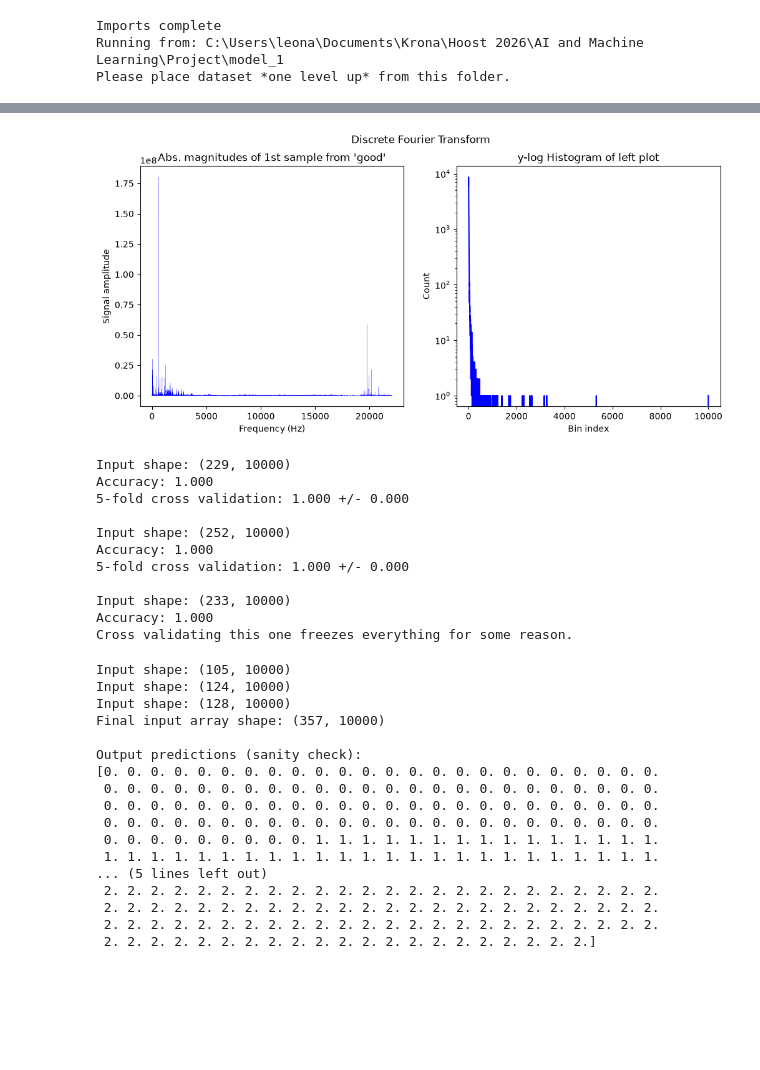
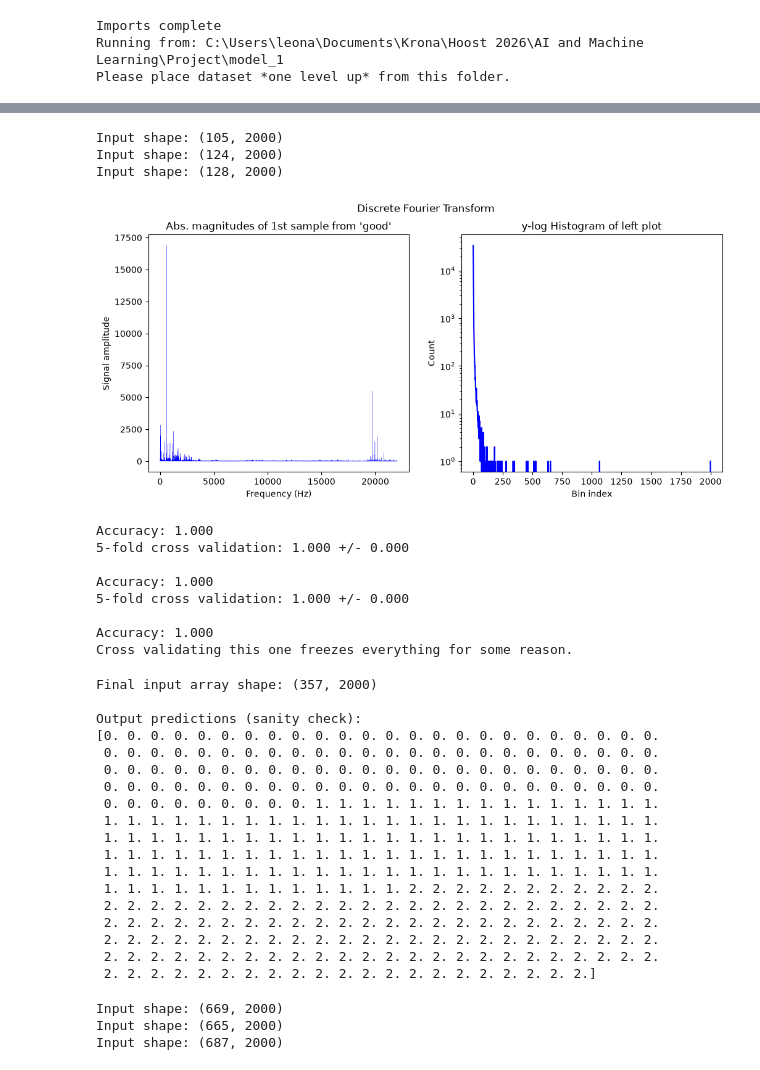
Before and after one commit to Odranoel731/USNgroup8Acoustic, a Jupyter notebook: model_notes.ipynb, the cells around one changed output, grey strips where cells are left out. Drawn from its saved outputs; the diff is of its cells as text; code cells hidden in the pictures; blank space fills up the shorter version.

```diff
--- a/model_notes.ipynb
+++ b/model_notes.ipynb
@@ -56,6 +56,11 @@ for idx, e in enumerate(os.listdir(t_path_heavy)):
     _, data = wavfile.read(os.path.join(t_path_heavy, e))
     train_heavy[idx] = data
 
+print("Normalizing audios...")
+train_good = train_good / np.max(np.abs(train_good))
+train_broken = train_broken / np.max(np.abs(train_broken))
+train_heavy = train_heavy / np.max(np.abs(train_heavy))
+
 print("Done.")
 # %% [output]
 Reading train_cut_good...
@@ -76,5 +82,5 @@ plt.show()
 # %%
-binN = 1000
+binN = 2000
 
 # No concatenation of two sample sets.
 def get_features_single(inpA):
@@ -104,7 +110,7 @@ def create_target(inpA, inpB):
 def create_svm(target, inp):
     x_train, x_test, y_train, y_test = train_test_split(inp, target, test_size=0.2, random_state=42)
 
-    model = svm.SVC(kernel='linear', C=1, random_state=42)
+    model = svm.SVC(kernel='rbf', C=1, random_state=67)
     model.fit(x_train, y_train)
 
     y_pred = model.predict(x_test)
@@ -296,31 +312,43 @@ Test/validation accuracy: 0.512, or 51.2%
 ################ NEW FEATURES: FOURIER TRANSFORM HISTOGRAM ################
 # %%
 # We go back to training.
+# %%
+# NOTE: This is MAGNITUDE only.
+
+def Fourier_Hist(arr):
+    four = rfft(arr)
+    mag = np.sqrt(four.real**2 + four.imag**2)
+
+    return build_inputs(mag)
 # %%
-train_fft_g = np.abs(rfft(train_good))
-train_fft_b = np.abs(rfft(train_broken))
-train_fft_h = np.abs(rfft(train_heavy))
+train_fft_g = Fourier_Hist(train_good)
+train_fft_b = Fourier_Hist(train_broken)
+train_fft_h = Fourier_Hist(train_heavy)
+# %% [output]
+Input shape: (105, 2000)
+Input shape: (124, 2000)
+Input shape: (128, 2000)
 # %%
-sampl = train_fft_g[0]
-x = np.zeros((sampl.size))
-for i in range(sampl.size):
-    x[i] = i*(rate/sampl.size/2)
+sampl = train_good[0]
+freq = np.abs(rfft(sampl))
+x = np.zeros((freq.size))
+for i in range(freq.size):
+    x[i] = i*(rate/freq.size/2)
 
 fig, ax = plt.subplots(1,2)
 fig.set_size_inches(12,5)
 fig.suptitle("Discrete Fourier Transform")
 
-ax[0].plot(x, sampl, lw=0.15, color="blue")
+ax[0].plot(x, freq, lw=0.2, color="blue")
 ax[0].set_xlabel("Frequency (Hz)")
 ax[0].set_ylabel("Signal amplitude")
 ax[0].set_title("Abs. magnitudes of 1st sample from 'good'")
 
-h = np.histogram(sampl, bins=binN)[0]
-ax[1].semilogy(h, color="blue")
+ax[1].semilogy(train_fft_g[0], color="blue")
 ax[1].set_xlabel("Bin index")
 ax[1].set_ylabel("Count")
 ax[1].set_title("y-log Histogram of left plot")
 
 plt.show()
 # %% [output]
-[figure, old version]
+[figure, new version]
@@ -330,50 +356,44 @@ plt.show()
 # Targets already exist from before.
 
 ## GOOD vs BROKEN
-inp_gb = get_features(train_fft_g, train_fft_b)
+inp_gb = np.concatenate( (train_fft_g, train_fft_b) )
 model_gb = create_svm(target_gb, inp_gb)
 scores = cross_val_score(model_gb, inp_gb, target_gb, cv=5)
 print(f"5-fold cross validation: {scores.mean():.3f} +/- {scores.std():.3f}")
 print()
 
 ## BROKEN vs HEAVY
-inp_bh = get_features(train_fft_b, train_fft_h)
+inp_bh = np.concatenate( (train_fft_b, train_fft_h) )
 model_bh = create_svm(target_bh, inp_bh)
 scores = cross_val_score(model_bh, inp_bh, target_bh, cv=5)
 print(f"5-fold cross validation: {scores.mean():.3f} +/- {scores.std():.3f}")
 print()
 
 ## GOOD vs HEAVY
-inp_gh = get_features(train_fft_g, train_fft_h)
+inp_gh = np.concatenate( (train_fft_g, train_fft_h) )
 model_gh = create_svm(target_gh, inp_gh)
 #scores = cross_val_score(model_gh, inp_gh, target_gh, cv=5)
 #print(f"5-fold cross validation: {scores.mean():.3f} +/- {scores.std():.3f}")
 print("Cross validating this one freezes everything for some reason.")
 # %% [output]
-Input shape: (229, 10000)
 Accuracy: 1.000
 5-fold cross validation: 1.000 +/- 0.000
 
-Input shape: (252, 10000)
 Accuracy: 1.000
 5-fold cross validation: 1.000 +/- 0.000
 
-Input shape: (233, 10000)
 Accuracy: 1.000
 Cross validating this one freezes everything for some reason.
 # %%
-final_inp_fft = build_inputs(train_fft_g, train_fft_b, train_fft_h)
+final_inp_fft = np.concatenate( (train_fft_g, train_fft_b, train_fft_h) )
 
-print(f"Final input array shape: {test.shape}")
+print(f"Final input array shape: {final_inp_fft.shape}")
 r = three_fold_predict(final_inp_fft)
 print()
 print("Output predictions (sanity check):")
 print(r)
 # %% [output]
-Input shape: (105, 10000)
-Input shape: (124, 10000)
-Input shape: (128, 10000)
-Final input array shape: (357, 10000)
+Final input array shape: (357, 2000)
 
 Output predictions (sanity check):
 [0. 0. 0. 0. 0. 0. 0. 0. 0. 0. 0. 0. 0. 0. 0. 0. 0. 0. 0. 0. 0. 0. 0. 0.
@@ -382,17 +402,23 @@ Output predictions (sanity check):
  0. 0. 0. 0. 0. 0. 0. 0. 0. 0. 0. 0. 0. 0. 0. 0. 0. 0. 0. 0. 0. 0. 0. 0.
  0. 0. 0. 0. 0. 0. 0. 0. 0. 1. 1. 1. 1. 1. 1. 1. 1. 1. 1. 1. 1. 1. 1. 1.
  1. 1. 1. 1. 1. 1. 1. 1. 1. 1. 1. 1. 1. 1. 1. 1. 1. 1. 1. 1. 1. 1. 1. 1.
-... (5 lines left out)
+ 1. 1. 1. 1. 1. 1. 1. 1. 1. 1. 1. 1. 1. 1. 1. 1. 1. 1. 1. 1. 1. 1. 1. 1.
+ 1. 1. 1. 1. 1. 1. 1. 1. 1. 1. 1. 1. 1. 1. 1. 1. 1. 1. 1. 1. 1. 1. 1. 1.
+ 1. 1. 1. 1. 1. 1. 1. 1. 1. 1. 1. 1. 1. 1. 1. 1. 1. 1. 1. 1. 1. 1. 1. 1.
+ 1. 1. 1. 1. 1. 1. 1. 1. 1. 1. 1. 1. 1. 2. 2. 2. 2. 2. 2. 2. 2. 2. 2. 2.
+ 2. 2. 2. 2. 2. 2. 2. 2. 2. 2. 2. 2. 2. 2. 2. 2. 2. 2. 2. 2. 2. 2. 2. 2.
  2. 2. 2. 2. 2. 2. 2. 2. 2. 2. 2. 2. 2. 2. 2. 2. 2. 2. 2. 2. 2. 2. 2. 2.
  2. 2. 2. 2. 2. 2. 2. 2. 2. 2. 2. 2. 2. 2. 2. 2. 2. 2. 2. 2. 2. 2. 2. 2.
  2. 2. 2. 2. 2. 2. 2. 2. 2. 2. 2. 2. 2. 2. 2. 2. 2. 2. 2. 2. 2. 2. 2. 2.
  2. 2. 2. 2. 2. 2. 2. 2. 2. 2. 2. 2. 2. 2. 2. 2. 2. 2. 2. 2. 2.]
 # %%
-# NOTE: This is MAGNITUDE.
-#    Remove the np.abs() for the actual, complex result.
-test_fft_g = np.abs(rfft(test_good))
-test_fft_b = np.abs(rfft(test_broken))
-test_fft_h = np.abs(rfft(test_heavy))
+test_fft_g = Fourier_Hist(test_good)
+test_fft_b = Fourier_Hist(test_broken)
+test_fft_h = Fourier_Hist(test_heavy)
+# %% [output]
+Input shape: (669, 2000)
+Input shape: (665, 2000)
+Input shape: (687, 2000)
 # %%
 print("Validating vs. test_cut, for FFT+Histogram model.")
 print()
```
Also changed, not shown: parts of 18 cells of this notebook, 1 other file.
